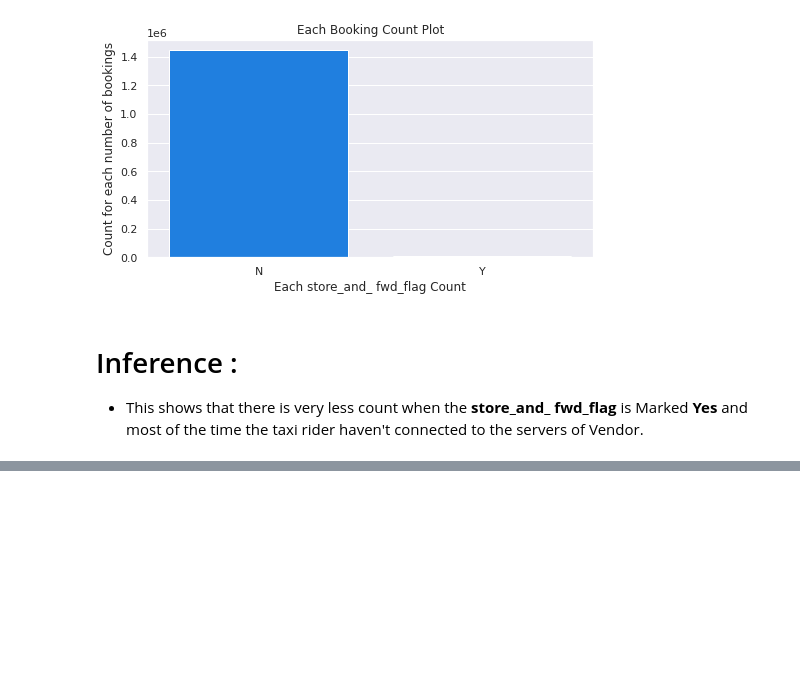
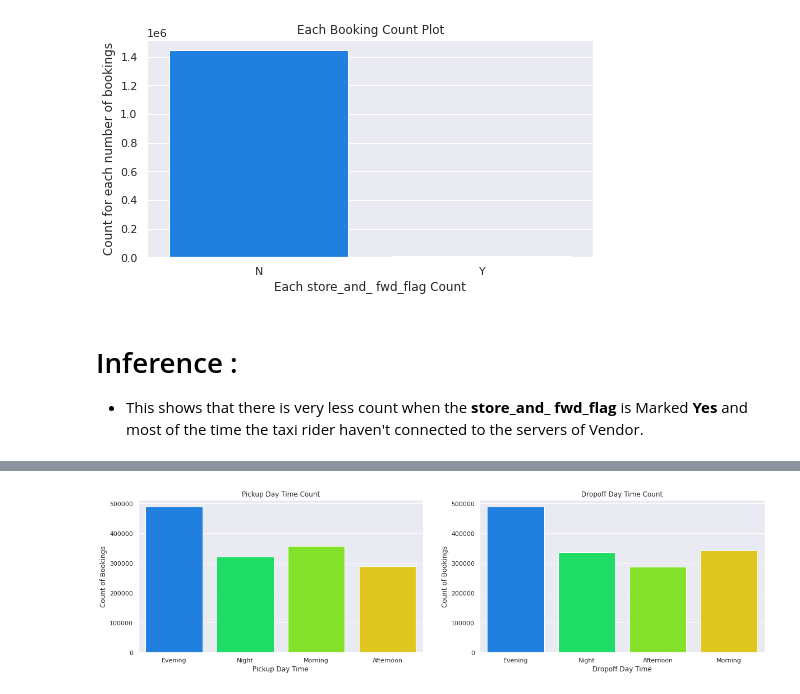
Before and after one commit to pinky-thakur/NYC_Taxi_Trip_Time_Prediction_Capstone_Project, a Jupyter notebook: NYC_Taxi_Trip_Time_Prediction_Capstone_Project.ipynb, the cells around one changed output, grey strips where cells are left out. Cells and saved outputs as stored; diff of their text form; code cells hidden in the pictures; blank space fills up the shorter version.

```diff
--- a/NYC_Taxi_Trip_Time_Prediction_Capstone_Project.ipynb
+++ b/NYC_Taxi_Trip_Time_Prediction_Capstone_Project.ipynb
@@ -820,0 +876,17 @@ plt.show()
+# %%
+# Creating function that will assign different time of day as per the general day time range.
+
+def day_time(x):
+    if x in range(6,12):
+        return 'Morning'
+    elif x in range(12,16):
+        return 'Afternoon'
+    elif x in range(16,22):
+        return 'Evening'
+    else:
+        return 'Night'
+# %%
+# Applying the above funtion using pandas apply function that will map our values and assign to new columns.
+
+data['pickup_day_time']=data['pickup_hour'].apply(day_time)
+data['dropoff_day_time']=data['dropoff_hour'].apply(day_time)
@@ -820,0 +941,20 @@ plt.show()
+# %%
+fig, (ax1, ax2) = plt.subplots(ncols = 2, figsize = (20, 5))
+
+# Ploting pickup Day Time count plot
+
+ax1.set_title('Pickup Day Time Count')
+ax = sns.countplot(x = 'pickup_day_time', data = data, ax = ax1)
+ax.set_xlabel('Pickup Day Time')
+ax.set_ylabel('Count of Bookings')
+
+# Ploting drpopoff Day Time count plot
+
+ax = sns.countplot(data['dropoff_day_time'],ax = ax2)
+ax2.set_title('Dropoff Day Time Count')
+ax.set_xlabel('Dropoff Day Time')
+ax.set_ylabel('Count of Bookings')
+
+plt.show()
+# %% [output]
+[figure, added]
```
Also changed, not shown: parts of 60 cells of this notebook.
